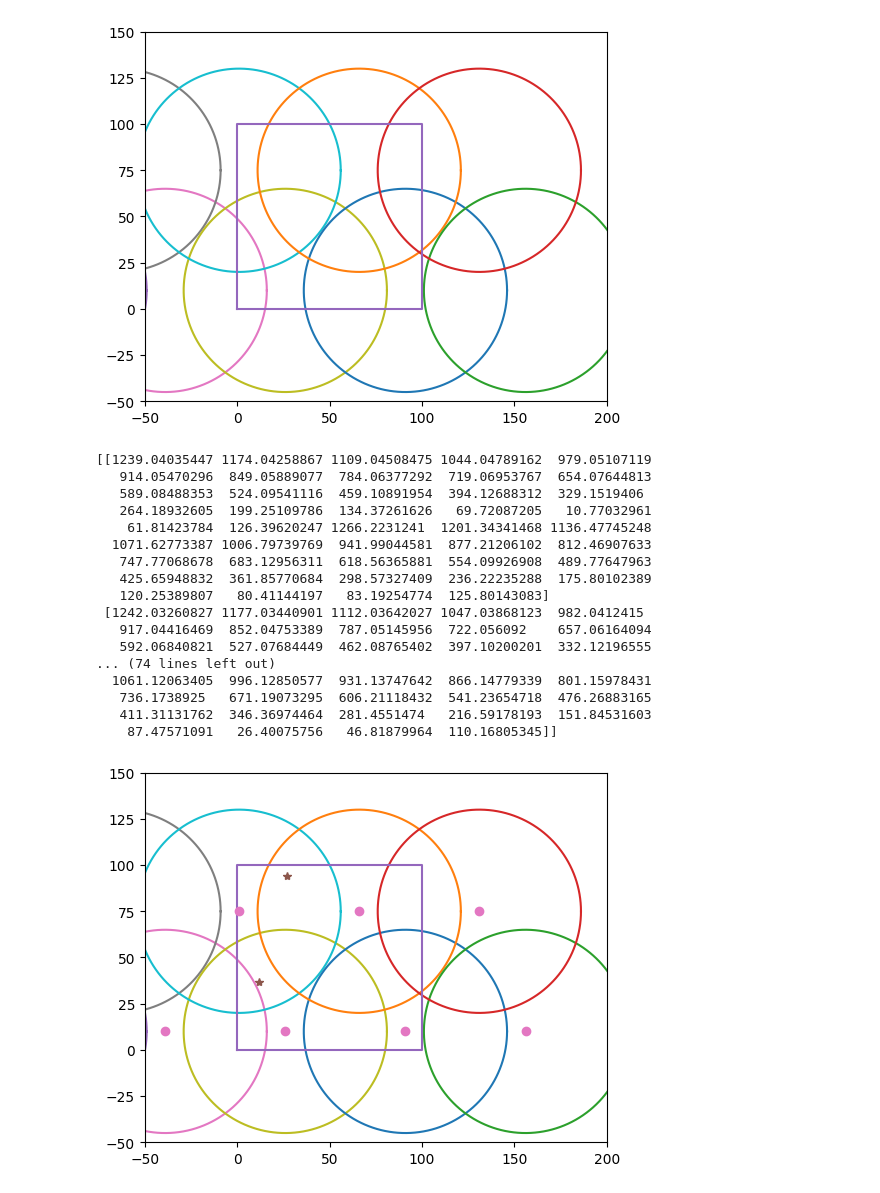
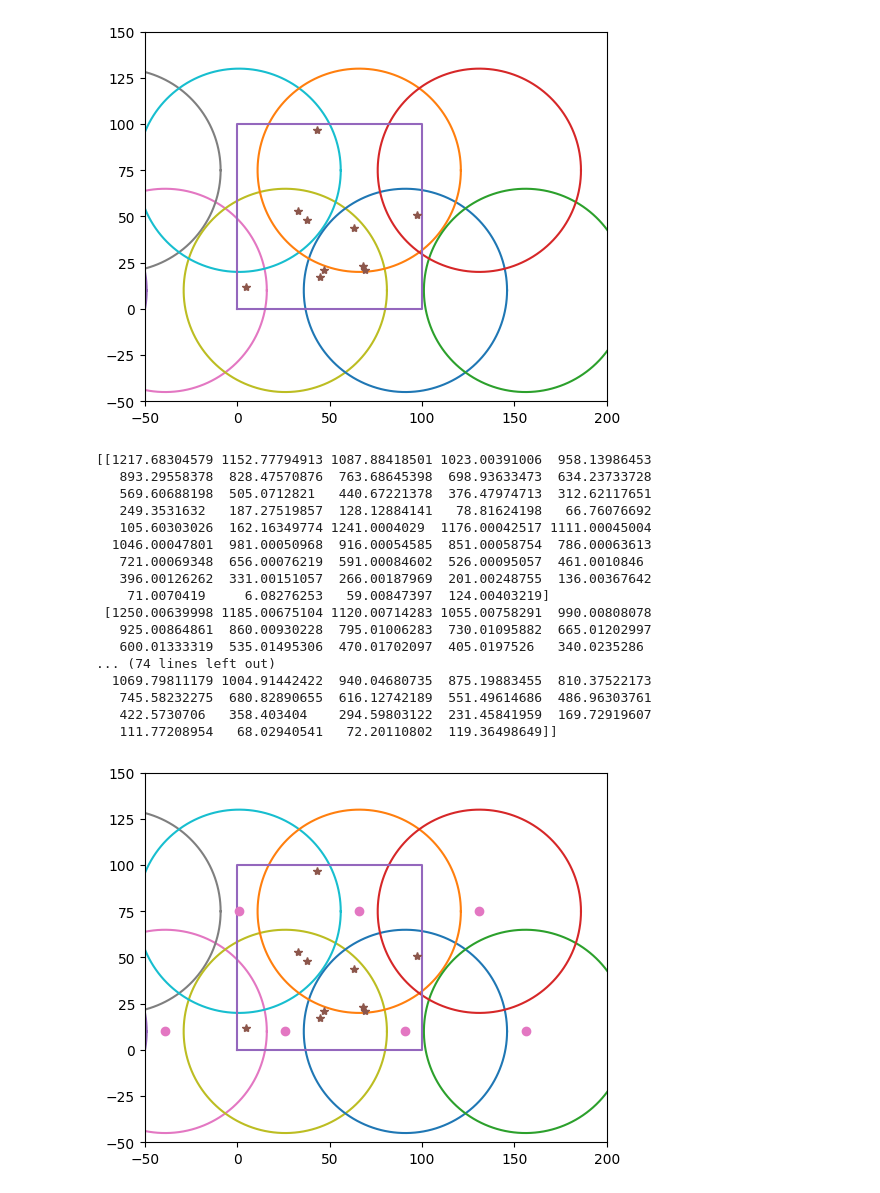
Before and after one commit to sive2045/MADL, a Jupyter notebook: rllib/test.ipynb, the cells around one changed output. Saved outputs shown, nothing was run; the diff lists cells and outputs as text; code cells hidden in the pictures.

```diff
--- a/rllib/test.ipynb
+++ b/rllib/test.ipynb
@@ -17,7 +17,7 @@ for i in range(SAT_len):
 # %%
 rect = [[0,0], [100,0], [0,100], [100,100]]
 
-GS_size = 2
+GS_size = 10
 GSs = np.zeros((GS_size, 3))
 
 for i in range(GS_size):
@@ -42,30 +42,31 @@ plt.show()
 # %%
 def SAT_location(SAT, SAT_len, time, speed, radius, theta):
     for i in range(SAT_len):
         SAT[i,0,:] = 65*i -speed * time + radius * np.cos(theta)
         SAT[i,1,:] =  10                + radius * np.sin(theta)
 
         SAT[i + SAT_len,0,:] = -25 + 65*i -speed * time + radius * np.cos(theta)
         SAT[i + SAT_len,1,:] =  10 +   65               + radius * np.sin(theta)
 
     return SAT
 
 SATs = SAT_location(SATs, SAT_len=SAT_len, time=155, speed=7.8, radius=radius, theta=theta)
 
 figure, axes = plt.subplots( 1 )
 
 for i in range(SAT_len):
     axes.plot(SATs[i,0,:], SATs[i,1,:])
     axes.plot(SATs[i + SAT_len, 0,:], SATs[i + SAT_len,1,:])
-#axes.plot(c_x_1, c_y_1)
+
 axes.plot([0,100,100,0,0], [0,0,100,100,0])
+axes.plot(GSs[:,0], GSs[:, 1], '*')
 
 axes.set_aspect(1)
 axes.axis([-50, 200, -50, 150])
 
 plt.show()
 # %% [output]
-[figure, old version]
+[figure, new version]
 # %%
 SAT_coord = np.zeros((SAT_len*2,3))
 
@@ -92,23 +93,23 @@ for i in range(GS_size):
 
 print(dist)
 # %% [output]
-[[1239.04035447 1174.04258867 1109.04508475 1044.04789162  979.05107119
-   914.05470296  849.05889077  784.06377292  719.06953767  654.07644813
-   589.08488353  524.09541116  459.10891954  394.12688312  329.1519406
-   264.18932605  199.25109786  134.37261626   69.72087205   10.77032961
-    61.81423784  126.39620247 1266.2231241  1201.34341468 1136.47745248
-  1071.62773387 1006.79739769  941.99044581  877.21206102  812.46907633
-   747.77068678  683.12956311  618.56365881  554.09926908  489.77647963
-   425.65948832  361.85770684  298.57327409  236.22235288  175.80102389
-   120.25389807   80.41144197   83.19254774  125.80143083]
- [1242.03260827 1177.03440901 1112.03642027 1047.03868123  982.0412415
-   917.04416469  852.04753389  787.05145956  722.056092    657.06164094
-   592.06840821  527.07684449  462.08765402  397.10200201  332.12196555
+[[1217.68304579 1152.77794913 1087.88418501 1023.00391006  958.13986453
+   893.29558378  828.47570876  763.68645398  698.93633473  634.23733728
+   569.60688198  505.0712821   440.67221378  376.47974713  312.62117651
+   249.3531632   187.27519857  128.12884141   78.81624198   66.76076692
+   105.60303026  162.16349774 1241.0004029  1176.00042517 1111.00045004
+  1046.00047801  981.00050968  916.00054585  851.00058754  786.00063613
+   721.00069348  656.00076219  591.00084602  526.00095057  461.0010846
+   396.00126262  331.00151057  266.00187969  201.00248755  136.00367642
+    71.0070419     6.08276253   59.00847397  124.00403219]
+ [1250.00639998 1185.00675104 1120.00714283 1055.00758291  990.00808078
+   925.00864861  860.00930228  795.01006283  730.01095882  665.01202997
+   600.01333319  535.01495306  470.01702097  405.0197526   340.0235286
 ... (74 lines left out)
-  1061.12063405  996.12850577  931.13747642  866.14779339  801.15978431
-   736.1738925   671.19073295  606.21118432  541.23654718  476.26883165
-   411.31131762  346.36974464  281.4551474   216.59178193  151.84531603
-    87.47571091   26.40075756   46.81879964  110.16805345]]
+  1069.79811179 1004.91442422  940.04680735  875.19883455  810.37522173
+   745.58232275  680.82890655  616.12742189  551.49614686  486.96303761
+   422.5730706   358.403404    294.59803122  231.45841959  169.72919607
+   111.77208954   68.02940541   72.20110802  119.36498649]]
 # %%
 figure, axes = plt.subplots( 1 )
 
@@ -125,7 +126,7 @@ axes.plot(SAT_coord[:,0], SAT_coord[:,1], 'o')
 
 plt.show()
 # %% [output]
-[figure, old version]
+[figure, new version]
 # %%
 #거리 판단 다시
 # %%
```
Also changed, not shown: parts of 5 cells of this notebook, 1 other file.
